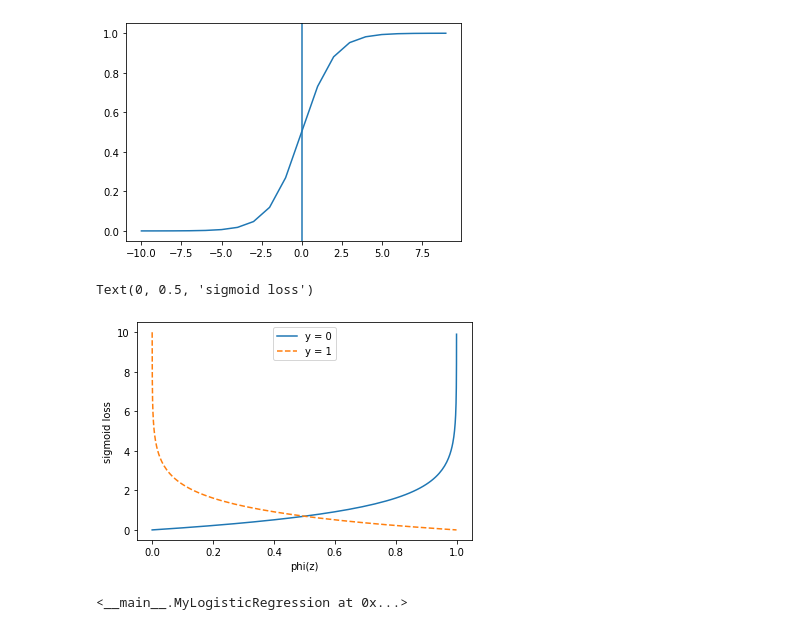
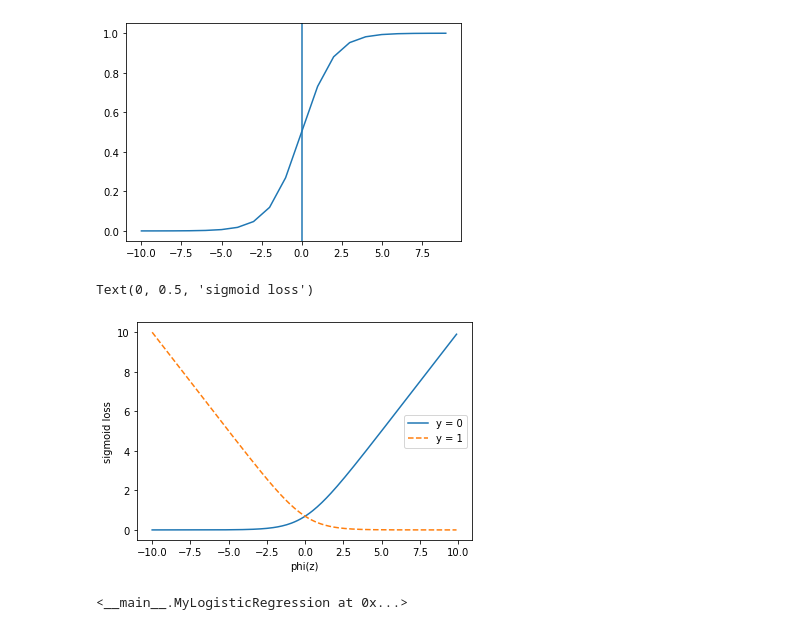
Before and after one commit to Mekhak/machine_learning_lessons, a Jupyter notebook: Raschka_python_machine_learning/chapter_03/LogisticRegression.ipynb, the cells around one changed output. Saved outputs shown, nothing was run; the diff lists cells and outputs as text; code cells hidden in the pictures.

```diff
--- a/Raschka_python_machine_learning/chapter_03/LogisticRegression.ipynb
+++ b/Raschka_python_machine_learning/chapter_03/LogisticRegression.ipynb
@@ -21,21 +21,22 @@ plt.axvline(0)
 # %%
 def cost_1(z):
     return - np.log(sigmoid(z))
 def cost_0(z):
     return - np.log(1 - sigmoid(z))
 
 z = np.arange(-10, 10, 0.1)
 
-phi_z = sigmoid(z)
+# phi_z = sigmoid(z)
+phi_z = z
 
 plt.plot(phi_z, cost_0(z), label = "y = 0")
 plt.plot(phi_z, cost_1(z), linestyle='--', label = "y = 1")
 plt.legend()
 plt.xlabel("phi(z)")
 plt.ylabel("sigmoid loss")
 # %% [output]
 Text(0, 0.5, 'sigmoid loss')
-[figure, old version]
+[figure, new version]
 # %%
 class MyLogisticRegression:
     def __init__(self, eta, n_iter, random_state):
```
Also changed, not shown: parts of 10 cells of this notebook, 1 other file.
